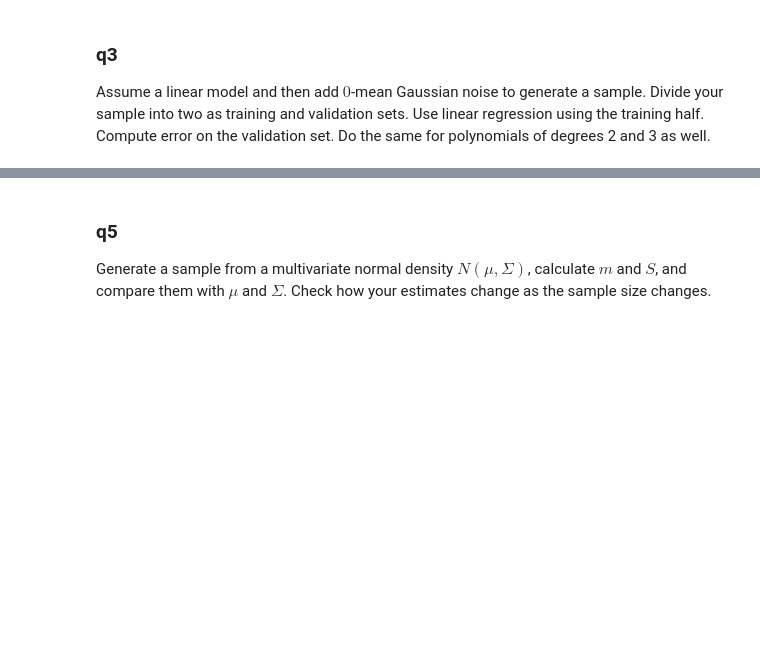
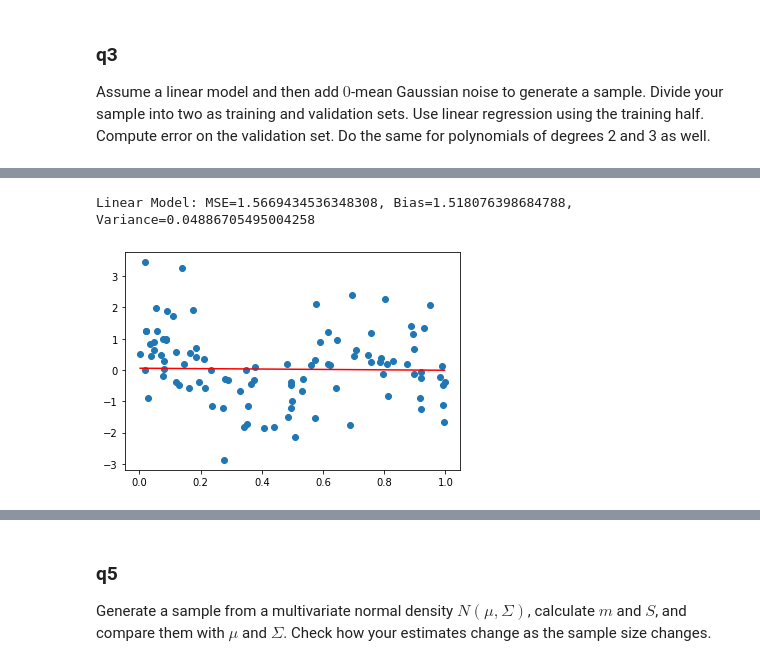
Before and after one commit to DamarisDeng/BIM3008-ML-in-Compbio, a Jupyter notebook: A2/A2.ipynb, the cells around one changed output, grey strips where cells are left out. Saved outputs shown, nothing was run; the diff lists cells and outputs as text; code cells hidden in the pictures; blank space fills up the shorter version.

```diff
--- a/A2/A2.ipynb
+++ b/A2/A2.ipynb
@@ -96,0 +125,17 @@ When the training set is small, the contribution of variance to error may be mor
+# %%
+# define a linear model
+model = LinearRegression()
+# fit the model
+model.fit(x_train.reshape(-1,1), y_train)
+# predict
+y_pred = model.predict(x_test.reshape(-1,1))
+# plot
+a, b = np.polyfit(x_train, y_train, 1)
+plt.plot(x, a*x+b, 'r')
+plt.scatter(x, y)
+# estimate bias and variance
+mse1, bias1, var1 = bias_variance_decomp(model, x_train.reshape(-1,1), y_train, x_test.reshape(-1,1), y_test, loss='mse', num_rounds=200, random_seed=1)
+print(f'Linear Model: MSE={mse1}, Bias={bias1}, Variance={var1}')
+# %% [output]
+Linear Model: MSE=1.5669434536348308, Bias=1.518076398684788, Variance=0.04886705495004258
+[figure, added]
```
Also changed, not shown: parts of 24 cells of this notebook, 16 other files.
